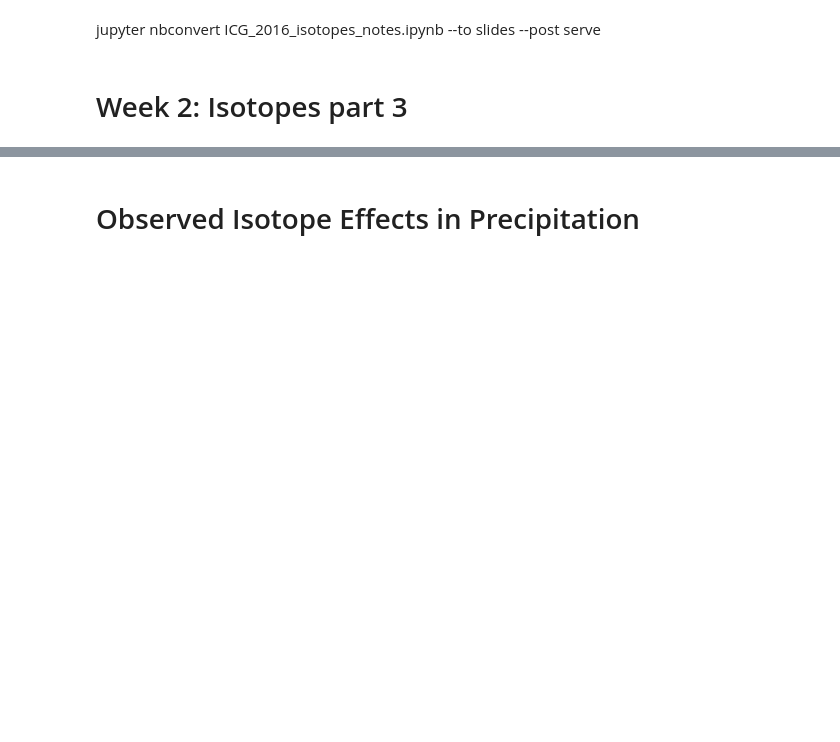
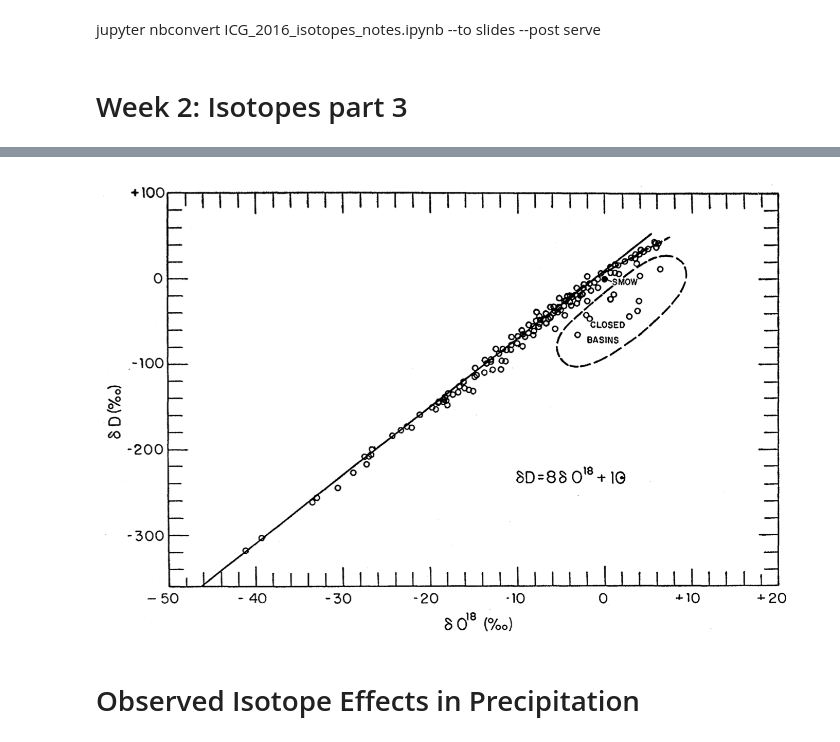
Before and after one commit to vgkinis/ICG_2016_ipynb, a Jupyter notebook: ICG_2016_isotopes_notes_c.ipynb, the cells around one changed output, grey strips where cells are left out. Drawn from its saved outputs; the diff is of its cells as text; code cells hidden in the pictures; blank space fills up the shorter version.

```diff
--- a/ICG_2016_isotopes_notes_c.ipynb
+++ b/ICG_2016_isotopes_notes_c.ipynb
@@ -13,3 +17,7 @@ jupyter nbconvert ICG_2016_isotopes_notes.ipynb --to slides --post serve
+# %%
+Image("../figs/craig_meteoric.png", width = 700)
+# %% [output]
+[figure, added]
 # %% [markdown]
 # Observed Isotope Effects in Precipitation
 # %% [markdown]
```
Also changed, not shown: parts of 1 cell of this notebook, 1 other file.
